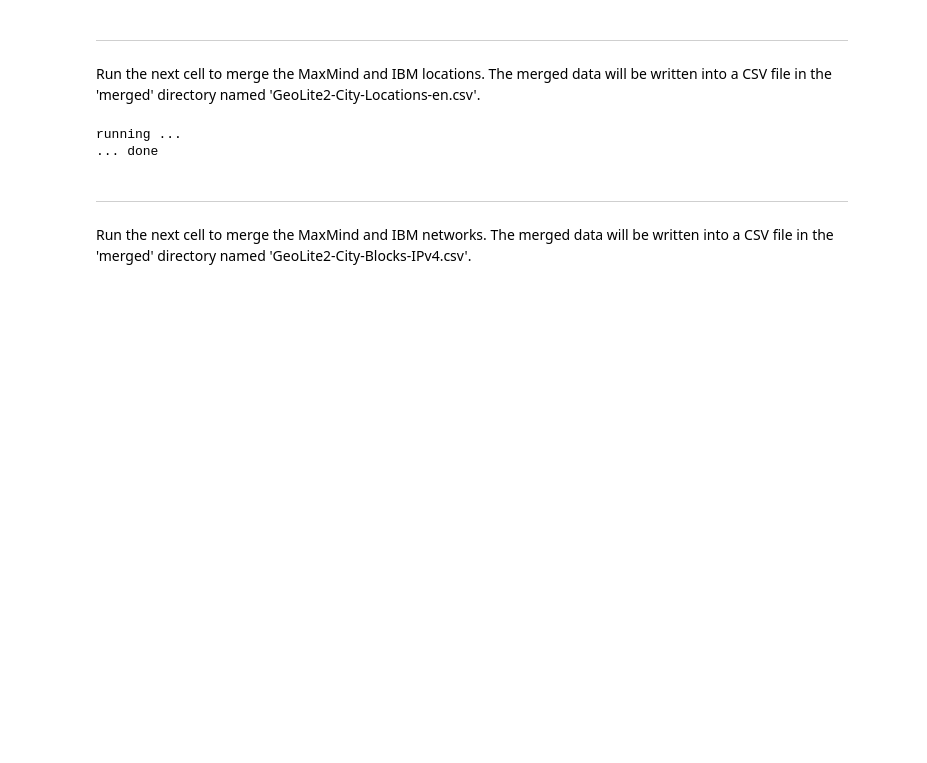
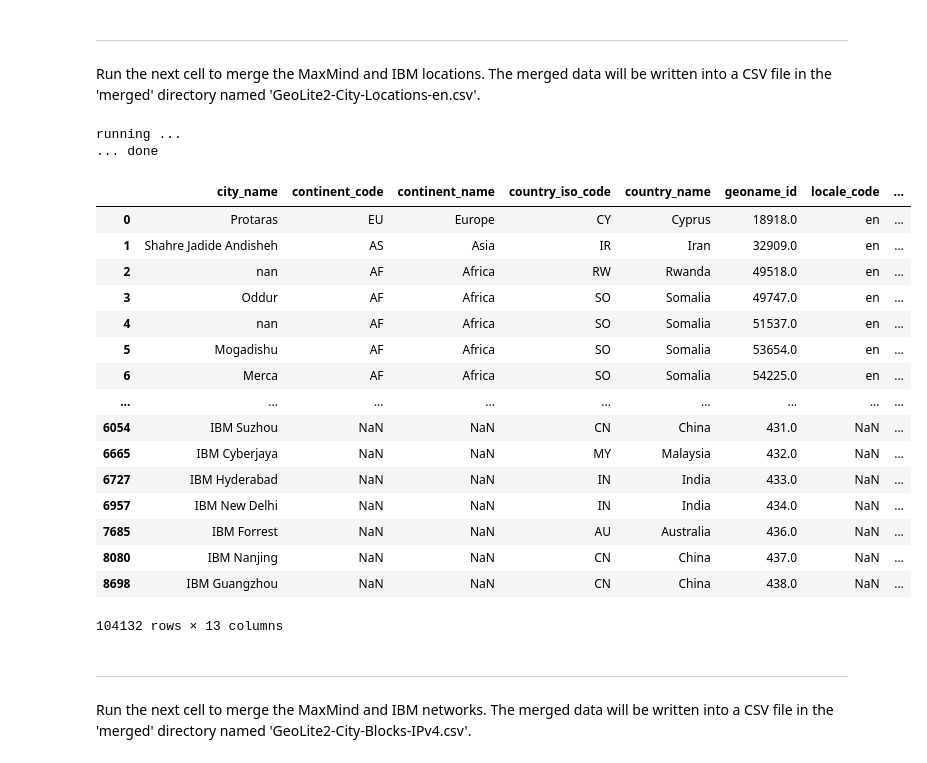
Before and after one commit to ejpring/MyGeohashDSXProject, a Jupyter notebook: merge IBM and MaxMind geographical data.ipynb, the cells around one changed output. Saved outputs shown, nothing was run; the diff lists cells and outputs as text; code cells hidden in the pictures; blank space fills up the shorter version.

```diff
--- a/merge IBM and MaxMind geographical data.ipynb
+++ b/merge IBM and MaxMind geographical data.ipynb
@@ -188,8 +292,8 @@ Run the next cell to fill the empty geography columns for IBM locations with dat
 # %%
 def convertAddressToGeocode(client, address):
     result = client.geocode(address)
-    ###########print('>>>>>>>>>>>client.geocode(' + address + ') returned:')
-    #######pprint.pprint(result,width=150)
+    ##########print('>>>>>>>>>>>googlemaps.Client.geocode(' + address + ') returned:')
+    #########pprint.pprint(result,width=150)
     if result is None: return None
     if len(result)<1: return None
     if 'address_components' not in result[0]: return None
@@ -201,9 +305,10 @@ def convertAddressToGeocode(client, address):
     return geocode
 
 K = 500
+#####K = 10
 
 def geocodeIBMLocationRow(googlemapsClient, row):
-    if row['geoname_id']>K: return row
+    if row['geoname_id']>K: return None
     address = "IBM, " + row['street_address'] + ', ' + row['city_name'] + ', ' + row['country_name']
     geocode = convertAddressToGeocode(googlemapsClient, address)
     if geocode is None:
@@ -211,8 +316,9 @@ def geocodeIBMLocationRow(googlemapsClient, row):
         geocode = convertAddressToGeocode(googlemapsClient, address)
     if geocode is None:
         print('address not found: ' + address)
-        return row
+        return None
     try:
+        row['city_name'] = 'IBM ' + row['city_name']
         if 'country' in geocode:
             row['country_iso_code'] = geocode['country']['short_name']
         if 'administrative_area_level_1' in geocode:
@@ -235,8 +341,12 @@ print('running ...')
 # create an HTTP client for using the Google Maps geocoding API
 googlemapsClient = googlemaps.Client(key=googlemapsKey)
 
-# geocode each IBM location
-ibmLocations = ibmLocations.apply(lambda row: geocodeIBMLocationRow(googlemapsClient, row), axis=1)
+# geocode IBM locations, prepending 'IBM' to city names
+ibmLocations = ibmLocationsSkeleton.apply(lambda row: geocodeIBMLocationRow(googlemapsClient, row), axis=1).dropna(axis=0,how='all')
+
+# copy IBM networks, prepending 'IBM' to city names
+ibmNetworks = ibmNetworksSkeleton
+ibmNetworks['city_name'] = 'IBM ' + ibmNetworksSkeleton['city_name']
 
 print('... done')
 # %% [output]
@@ -261,20 +411,45 @@ address not found: IBM, Jinan, China
 -----
 Run the next cell to merge the MaxMind and IBM locations. The merged data will be written into a CSV file in the 'merged' directory named 'GeoLite2-City-Locations-en.csv'.
 # %%
+def removeCommas(name):
+    return name.replace(',', '')
+
 print('running ...')
 
-# create a frame of IBM locations with 'IBM' in the city name
-ibmLocationsWithRelabeledCity = ibmLocations
-ibmLocationsWithRelabeledCity['city_name'] = 'IBM ' + ibmLocations['city_name']
+# merge the MaxMind and IBM location frames
+mergedLocations = pd.concat([maxmindLocations,ibmLocations[ list( set(maxmindLocations.columns) & set(ibmLocations.columns) ) ]])
 
-# merge the MaxMind and IBM location frames and store the result as a CSV file
-mergedLocations = pd.concat([maxmindLocations,ibmLocationsWithRelabeledCity[ list( set(maxmindLocations.columns) & set(ibmLocationsWithRelabeledCity.columns) ) ]])
+# remove commas from location names
+for column in ['country_name','subdivision_1_name','subdivision_2_name','city_name']:
+    mergedLocations[column] = mergedLocations[column].apply(lambda name: removeCommas(str(name)))
+
+# store the result as a CSV file
 mergedLocations.to_csv('merged/GeoLite2-City-Locations-en.csv', index=False, float_format='%.9g', columns=maxmindLocations.columns)
 
 print('... done')
 # %% [output]
 running ...
 ... done
+# %%
+mergedLocations
+# %% [output]
+|  | city_name | continent_code | continent_name | country_iso_code | country_name | geoname_id | locale_code | ... |
+| 0 | Protaras | EU | Europe | CY | Cyprus | 18918.0 | en | ... |
+| 1 | Shahre Jadide Andisheh | AS | Asia | IR | Iran | 32909.0 | en | ... |
+| 2 | nan | AF | Africa | RW | Rwanda | 49518.0 | en | ... |
+| 3 | Oddur | AF | Africa | SO | Somalia | 49747.0 | en | ... |
+| 4 | nan | AF | Africa | SO | Somalia | 51537.0 | en | ... |
+| 5 | Mogadishu | AF | Africa | SO | Somalia | 53654.0 | en | ... |
+| 6 | Merca | AF | Africa | SO | Somalia | 54225.0 | en | ... |
+| ... | ... | ... | ... | ... | ... | ... | ... | ... |
+| 6054 | IBM Suzhou | NaN | NaN | CN | China | 431.0 | NaN | ... |
+| 6665 | IBM Cyberjaya | NaN | NaN | MY | Malaysia | 432.0 | NaN | ... |
+| 6727 | IBM Hyderabad | NaN | NaN | IN | India | 433.0 | NaN | ... |
+| 6957 | IBM New Delhi | NaN | NaN | IN | India | 434.0 | NaN | ... |
+| 7685 | IBM Forrest | NaN | NaN | AU | Australia | 436.0 | NaN | ... |
+| 8080 | IBM Nanjing | NaN | NaN | CN | China | 437.0 | NaN | ... |
+| 8698 | IBM Guangzhou | NaN | NaN | CN | China | 438.0 | NaN | ... |
+104132 rows × 13 columns
 # %% [markdown]
 -----
 Run the next cell to merge the MaxMind and IBM networks. The merged data will be written into a CSV file in the 'merged' directory named 'GeoLite2-City-Blocks-IPv4.csv'.
```
Also changed, not shown: parts of 18 cells of this notebook.
